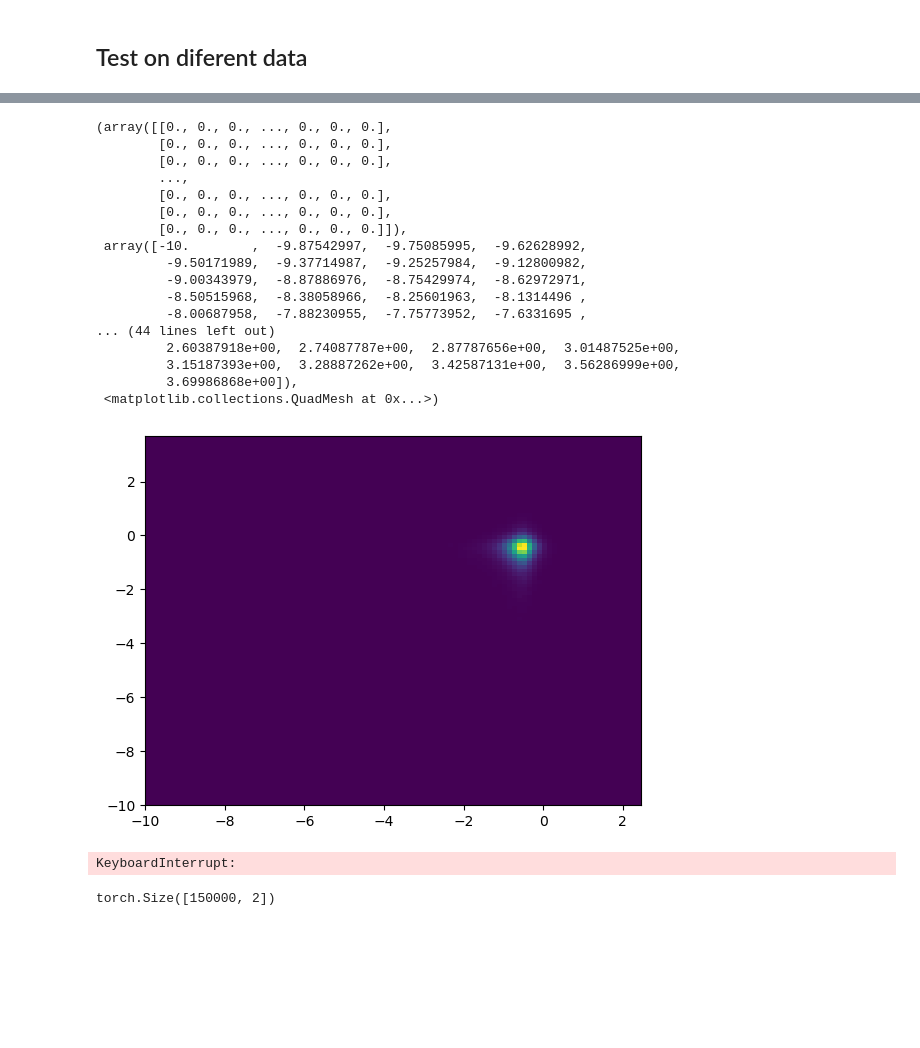
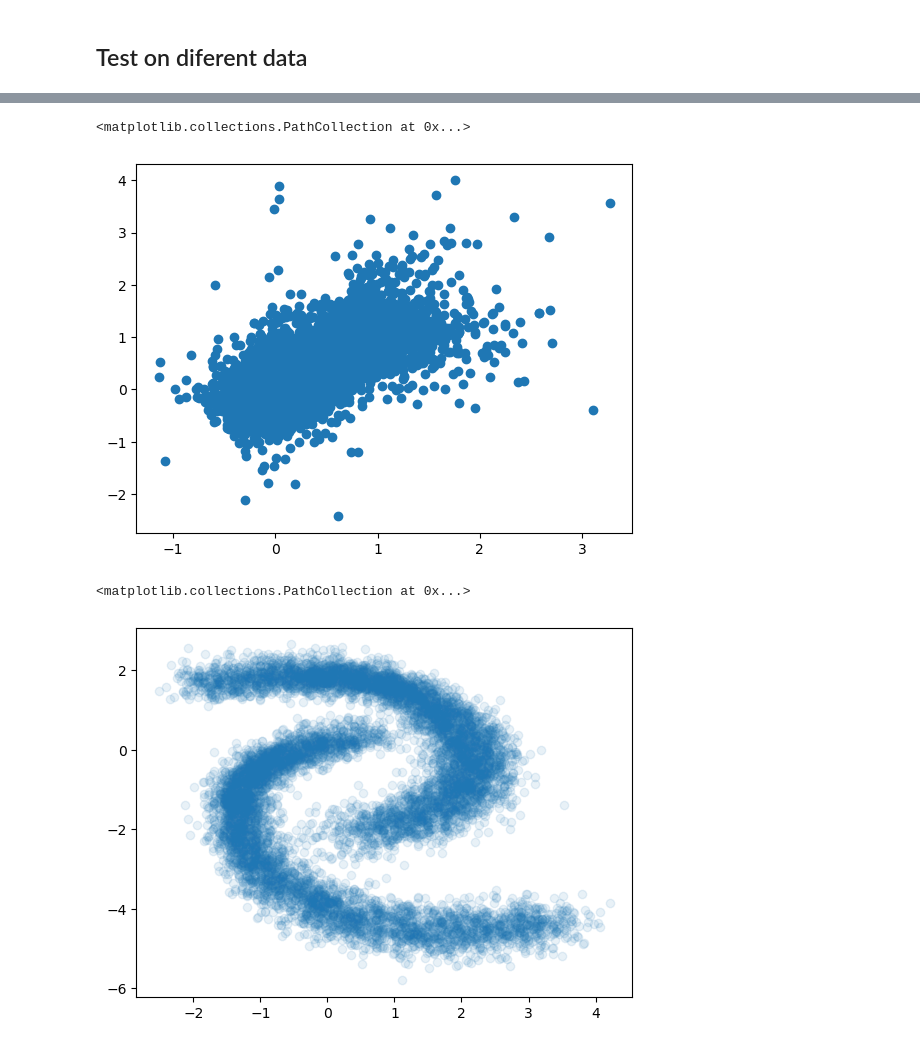
Before and after one commit to jjanborowka/density-deconvolution-astro, a Jupyter notebook: notebooks/final_assigment.ipynb, the cells around one changed output, grey strips where cells are left out. Saved outputs shown, nothing was run; the diff lists cells and outputs as text; code cells hidden in the pictures; blank space fills up the shorter version.

```diff
--- a/notebooks/final_assigment.ipynb
+++ b/notebooks/final_assigment.ipynb
@@ -46,7 +31,7 @@ class Deconvolution_ELBO(nn.Module):
     def forward(self, x: Tensor) -> Tensor:
 
         # encode the input
-        posterior_context = self.encoder(x)
+        posterior_context = self.encoder(x).rsample()
 
         # decoder the input
         q = self.decoder(posterior_context)
@@ -191,14 +170,7 @@ ax.set_title(r'$P(\mathbf{x})$');
 # %%
-from nflows.nn.nets import ResidualNet
 
-encoder = ResidualNet(
-    in_features=2,
-    out_features=25,
-    hidden_features=256,
-    num_blocks=3,
-    activation=nn.ReLU(),
-    dropout_probability=0.0,
-)
+
+encoder = GaussianModel(25,2)
 decoder = zuko.flows.NAF(
     features=2,
     context=25,
@@ -215,30 +187,14 @@ prior = zuko.flows.NAF(
 likelihood = GaussianModel(2,2)
 
 
-prior,encoder = train_model(torch.tensor(X_train),feature=2, context=60,batch_size=10000,model = Deconvolution_ELBO(encoder,decoder,prior,likelihood))
+prior,encoder = train_model(X_train,feature=2, context=60,batch_size=256,model = Deconvolution_ELBO(encoder,decoder,prior,likelihood))
 # %%
-sample = prior().sample((150000,))
+sample = prior().sample((10000,))
 # plot the sample
-plt.scatter(sample[:, 0].numpy(), sample[:, 1].numpy(), alpha=0.1)
+plt.scatter(sample[:, 0].numpy(), sample[:, 1].numpy())
 # %% [output]
-(array([[0., 0., 0., ..., 0., 0., 0.],
-        [0., 0., 0., ..., 0., 0., 0.],
-        [0., 0., 0., ..., 0., 0., 0.],
-        ...,
-        [0., 0., 0., ..., 0., 0., 0.],
-        [0., 0., 0., ..., 0., 0., 0.],
-        [0., 0., 0., ..., 0., 0., 0.]]),
- array([-10.        ,  -9.87542997,  -9.75085995,  -9.62628992,
-         -9.50171989,  -9.37714987,  -9.25257984,  -9.12800982,
-         -9.00343979,  -8.87886976,  -8.75429974,  -8.62972971,
-         -8.50515968,  -8.38058966,  -8.25601963,  -8.1314496 ,
-         -8.00687958,  -7.88230955,  -7.75773952,  -7.6331695 ,
-... (44 lines left out)
-         2.60387918e+00,  2.74087787e+00,  2.87787656e+00,  3.01487525e+00,
-         3.15187393e+00,  3.28887262e+00,  3.42587131e+00,  3.56286999e+00,
-         3.69986868e+00]),
- <matplotlib.collections.QuadMesh at 0x...>)
+<matplotlib.collections.PathCollection at 0x...>
-[figure, old version]
+[figure, new version]
 # %%
 from nflows.nn.nets import ResidualNet
 
@@ -266,11 +222,8 @@ prior,encoder = train_model(torch.tensor(X_train),feature=2, context=60,batch_si
 # %%
-sample = prior(X_train[:10000]).sample((1000,))
+sample = prior(X).sample()
 
 plt.scatter(sample[:, 0].numpy(), sample[:, 1].numpy(), alpha=0.1)
 # p
 # %% [output]
-KeyboardInterrupt:
+<matplotlib.collections.PathCollection at 0x...>
+[figure, added]
-# %%
-sample.shape
-# %% [output]
-torch.Size([150000, 2])
```
Also changed, not shown: parts of 8 cells of this notebook, 4 other files.
